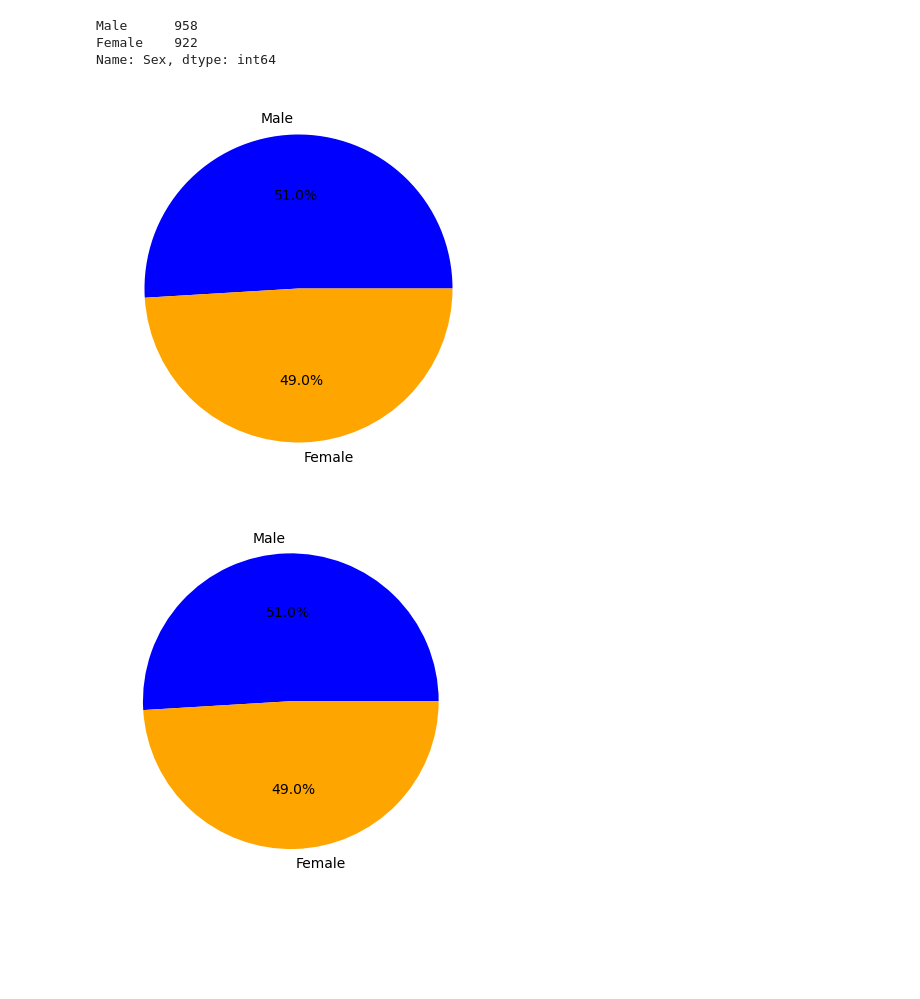
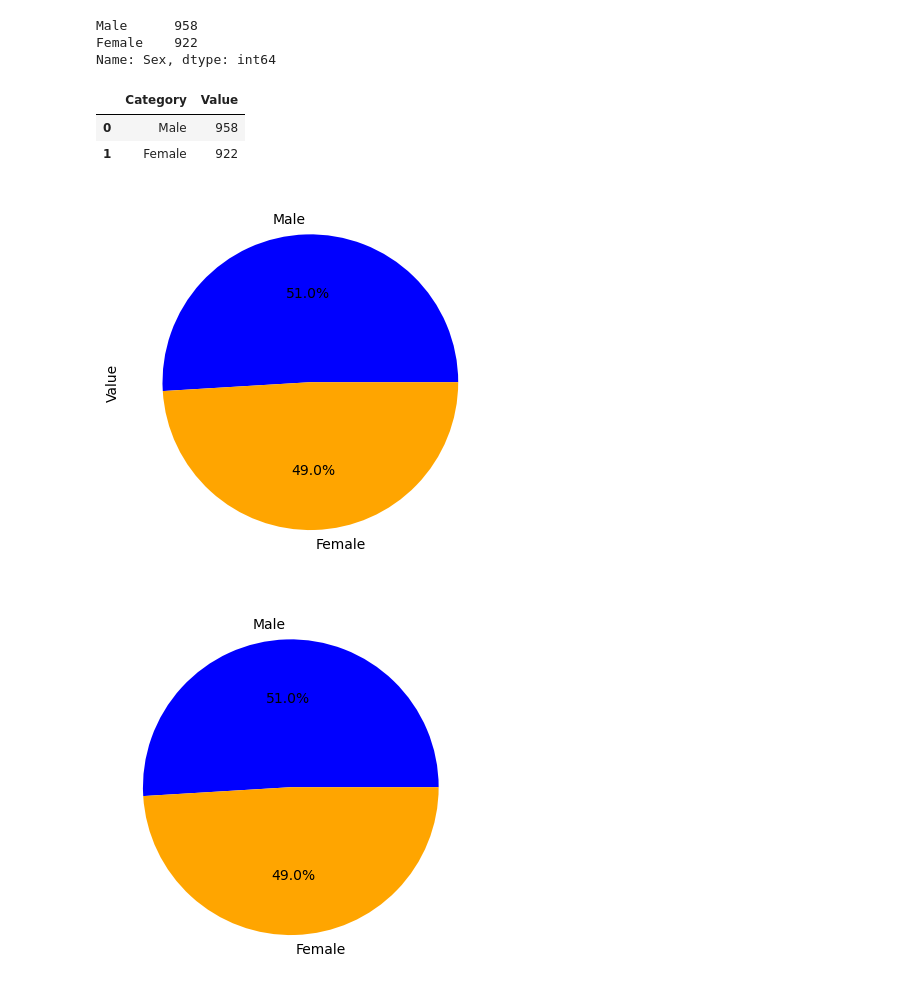
Before and after one commit to parisjones/matplotlib-challenge, a Jupyter notebook: pymaceuticals_starter.ipynb, the cells around one changed output. Drawn from its saved outputs; the diff is of its cells as text; code cells hidden in the pictures; blank space fills up the shorter version.

```diff
--- a/pymaceuticals_starter.ipynb
+++ b/pymaceuticals_starter.ipynb
@@ -303,13 +305,26 @@ male_vs_female
 Male      958
 Female    922
 Name: Sex, dtype: int64
+# %%
+mf_data= {"Category": ["Male", "Female"],
+       "Value": [958, 922]}
+male_vs_female_df= pd.DataFrame(mf_data)
+male_vs_female_df
+# %% [output]
+|  | Category | Value |
+| 0 | Male | 958 |
+| 1 | Female | 922 |
 # %%
 # Generate a pie plot showing the distribution of female versus male mice using Pandas
-plt.figure(figsize=(5,5))
-plt.pie(male_vs_female, labels=male_vs_female.index, autopct="%1.1f%%", startangle=0, colors=["blue", "orange"])
+#plt.figure(figsize=(5,5))
+#plt.pie(male_vs_female, labels=male_vs_female.index, autopct="%1.1f%%", startangle=0, colors=["blue", "orange"])
+#plt.show()
+
+male_vs_female_df.plot(kind="pie", y="Value", labels=male_vs_female_df["Category"], autopct="%1.1f%%", startangle= 0, legend=False, colors=["blue", "orange"])
+
 plt.show()
 # %% [output]
-[figure, old version]
+[figure, new version]
 # %%
 # Generate a pie plot showing the distribution of female versus male mice using pyplot
 labels= ["Male", "Female"]
```
Also changed, not shown: parts of 5 cells of this notebook.
